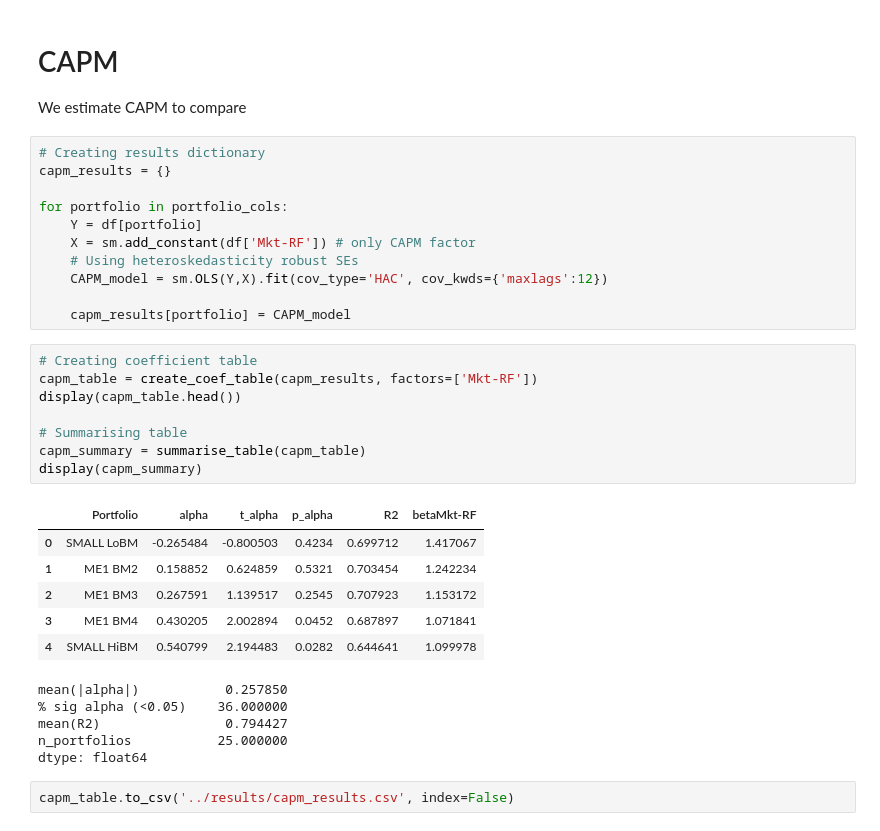
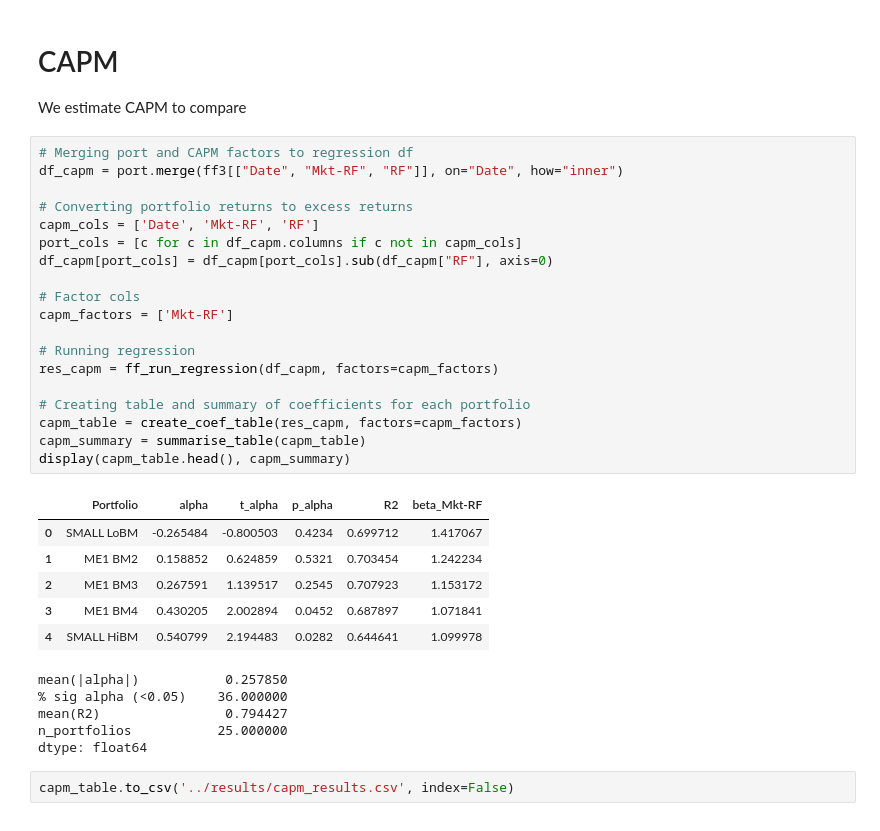
Before and after one commit to adrymmm/Empirical_AssetPricing_FamaFrench, a Jupyter notebook: notebooks/02_replication.ipynb, the cells around one changed output. Drawn from its saved outputs; the diff is of its cells as text.

```diff
--- a/notebooks/02_replication.ipynb
+++ b/notebooks/02_replication.ipynb
@@ -170,36 +153,36 @@ ff3_table.to_csv('../results/ff3_results.csv', index=False)
 # CAPM
 We estimate CAPM to compare
 # %%
-# Creating results dictionary
-capm_results = {}
+# Merging port and CAPM factors to regression df
+df_capm = port.merge(ff3[["Date", "Mkt-RF", "RF"]], on="Date", how="inner")
 
-for portfolio in portfolio_cols:
-    Y = df[portfolio]
-    X = sm.add_constant(df['Mkt-RF']) # only CAPM factor
-    # Using heteroskedasticity robust SEs
-    CAPM_model = sm.OLS(Y,X).fit(cov_type='HAC', cov_kwds={'maxlags':12})
+# Converting portfolio returns to excess returns
+capm_cols = ['Date', 'Mkt-RF', 'RF']
+port_cols = [c for c in df_capm.columns if c not in capm_cols]
+df_capm[port_cols] = df_capm[port_cols].sub(df_capm["RF"], axis=0)
 
-    capm_results[portfolio] = CAPM_model
+# Factor cols
+capm_factors = ['Mkt-RF']
+
+# Running regression
+res_capm = ff_run_regression(df_capm, factors=capm_factors)
+
+# Creating table and summary of coefficients for each portfolio
+capm_table = create_coef_table(res_capm, factors=capm_factors)
+capm_summary = summarise_table(capm_table)
+display(capm_table.head(), capm_summary)
+# %% [output]
+|  | Portfolio | alpha | t_alpha | p_alpha | R2 | beta_Mkt-RF |
+| 0 | SMALL LoBM | -0.265484 | -0.800503 | 0.4234 | 0.699712 | 1.417067 |
+| 1 | ME1 BM2 | 0.158852 | 0.624859 | 0.5321 | 0.703454 | 1.242234 |
+| 2 | ME1 BM3 | 0.267591 | 1.139517 | 0.2545 | 0.707923 | 1.153172 |
+| 3 | ME1 BM4 | 0.430205 | 2.002894 | 0.0452 | 0.687897 | 1.071841 |
+| 4 | SMALL HiBM | 0.540799 | 2.194483 | 0.0282 | 0.644641 | 1.099978 |
+mean(|alpha|)           0.257850
+% sig alpha (<0.05)    36.000000
+mean(R2)                0.794427
+n_portfolios           25.000000
+dtype: float64
-# %%
-# Creating coefficient table
-capm_table = create_coef_table(capm_results, factors=['Mkt-RF'])
-display(capm_table.head())
-
-# Summarising table
-capm_summary = summarise_table(capm_table)
-display(capm_summary)
-# %% [output]
-|  | Portfolio | alpha | t_alpha | p_alpha | R2 | betaMkt-RF |
-| 0 | SMALL LoBM | -0.265484 | -0.800503 | 0.4234 | 0.699712 | 1.417067 |
-| 1 | ME1 BM2 | 0.158852 | 0.624859 | 0.5321 | 0.703454 | 1.242234 |
-| 2 | ME1 BM3 | 0.267591 | 1.139517 | 0.2545 | 0.707923 | 1.153172 |
-| 3 | ME1 BM4 | 0.430205 | 2.002894 | 0.0452 | 0.687897 | 1.071841 |
-| 4 | SMALL HiBM | 0.540799 | 2.194483 | 0.0282 | 0.644641 | 1.099978 |
-mean(|alpha|)           0.257850
-% sig alpha (<0.05)    36.000000
-mean(R2)                0.794427
-n_portfolios           25.000000
-dtype: float64
 # %%
 capm_table.to_csv('../results/capm_results.csv', index=False)
 # %% [markdown]
```
Also changed, not shown: parts of 4 cells of this notebook, 1 other file.
